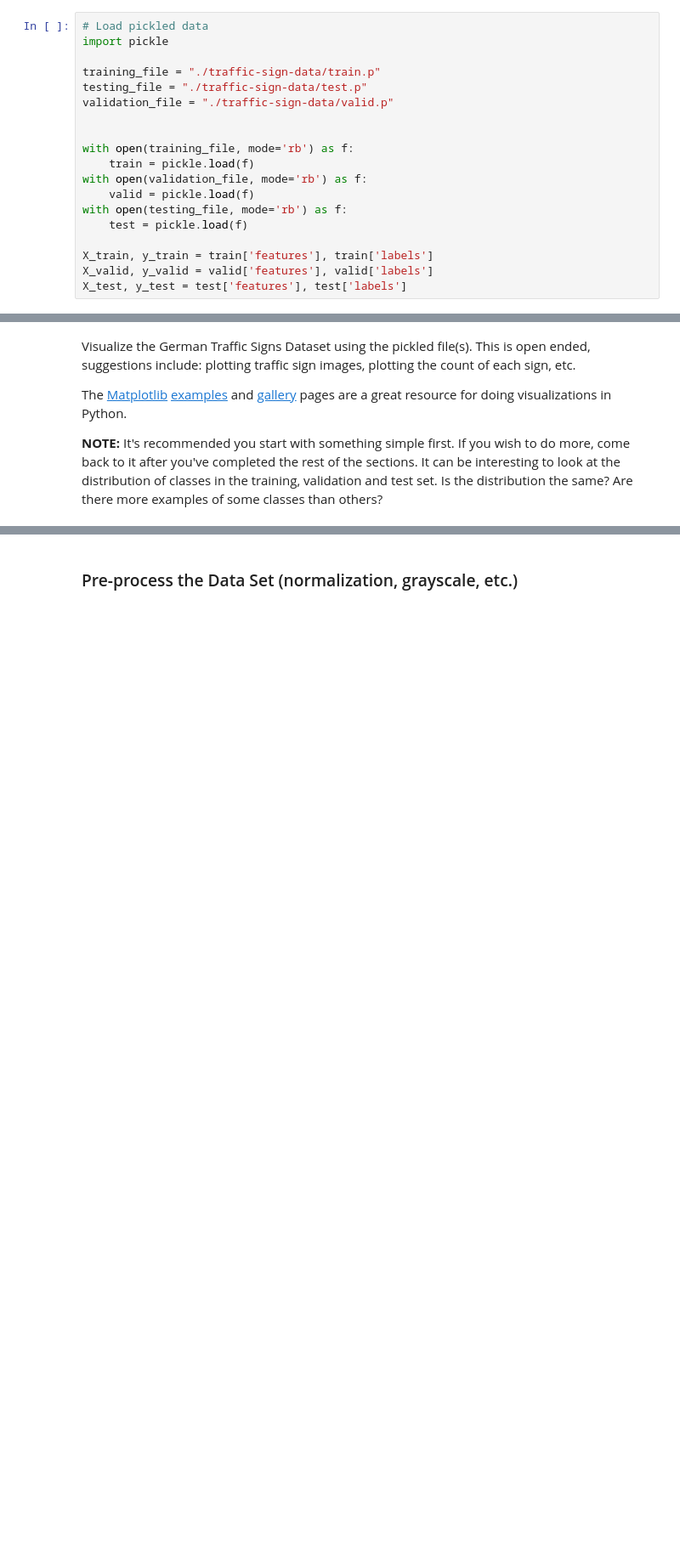
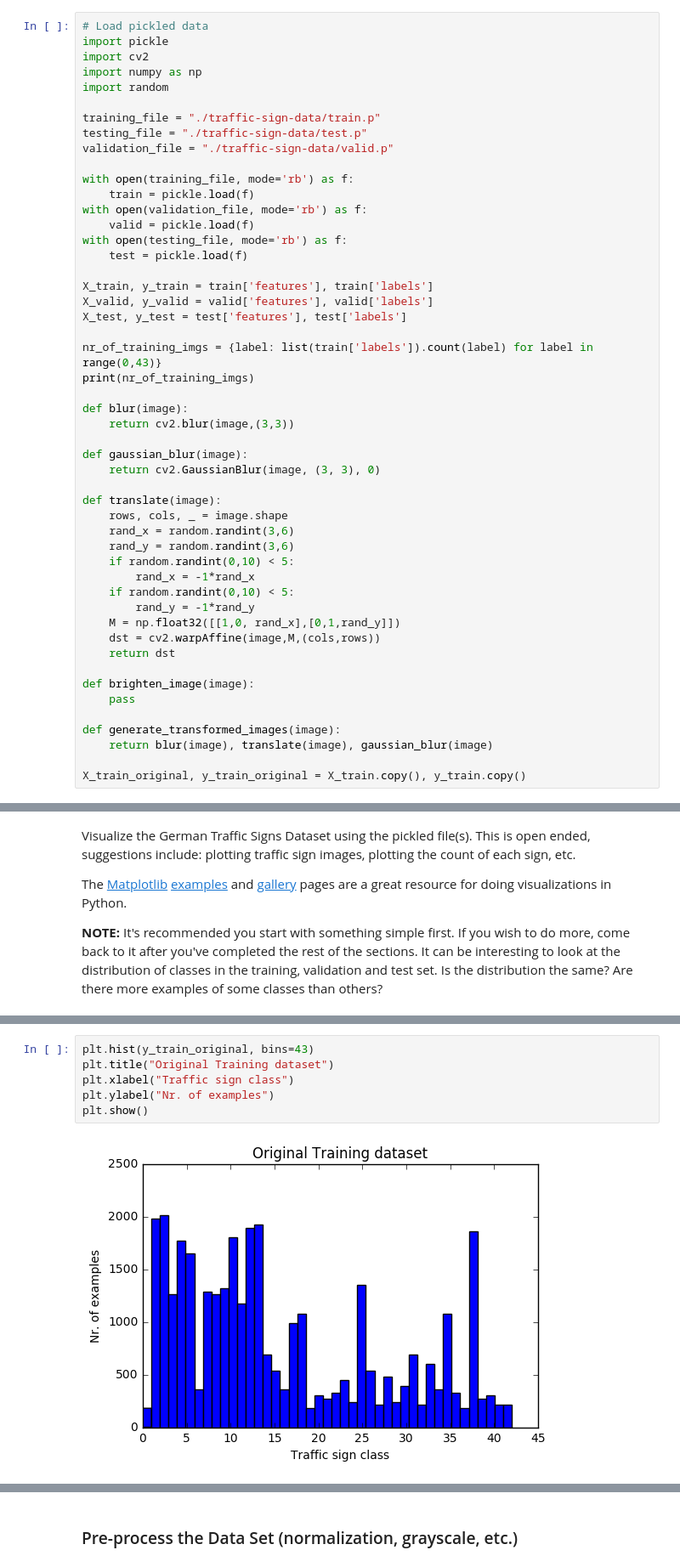
Before and after one commit to samuelbalogh/P2-traffic-sign-classifier, a Jupyter notebook: Traffic_Sign_Classifier.ipynb, the cells around one changed output, grey strips where cells are left out. Shown: that part at 85% size. Cells and saved outputs as stored; diff of their text form; blank space fills up the shorter version.

```diff
--- a/Traffic_Sign_Classifier.ipynb
+++ b/Traffic_Sign_Classifier.ipynb
@@ -22,11 +22,13 @@ The [rubric](https://review.udacity.com/#!/rubrics/481/view) contains "Stand Out
 # %%
 # Load pickled data
 import pickle
+import cv2
+import numpy as np
+import random
 
 training_file = "./traffic-sign-data/train.p"
 testing_file = "./traffic-sign-data/test.p"
 validation_file = "./traffic-sign-data/valid.p"
-
 
 with open(training_file, mode='rb') as f:
     train = pickle.load(f)
@@ -38,3 +40,32 @@ with open(testing_file, mode='rb') as f:
 X_train, y_train = train['features'], train['labels']
 X_valid, y_valid = valid['features'], valid['labels']
 X_test, y_test = test['features'], test['labels']
+
+nr_of_training_imgs = {label: list(train['labels']).count(label) for label in range(0,43)}
+print(nr_of_training_imgs)
+
+def blur(image):
+    return cv2.blur(image,(3,3))
+
+def gaussian_blur(image):
+    return cv2.GaussianBlur(image, (3, 3), 0)
+
+def translate(image):
+    rows, cols, _ = image.shape
+    rand_x = random.randint(3,6)
+    rand_y = random.randint(3,6)
+    if random.randint(0,10) < 5:
+        rand_x = -1*rand_x
+    if random.randint(0,10) < 5:
+        rand_y = -1*rand_y
+    M = np.float32([[1,0, rand_x],[0,1,rand_y]])
+    dst = cv2.warpAffine(image,M,(cols,rows))
+    return dst
+
+def brighten_image(image):
+    pass
+
+def generate_transformed_images(image):
+    return blur(image), translate(image), gaussian_blur(image)
+
+X_train_original, y_train_original = X_train.copy(), y_train.copy()
@@ -110,2 +223,10 @@ for image in range(0, len(X_train), 500)[:4]:
+# %%
+plt.hist(y_train_original, bins=43)
+plt.title("Original Training dataset")
+plt.xlabel("Traffic sign class")
+plt.ylabel("Nr. of examples")
+plt.show()
+# %% [output]
+[figure, added]
 # %%
 plt.hist(y_train, bins=43)
```
Also changed, not shown: parts of 20 cells of this notebook, 12 other files.
